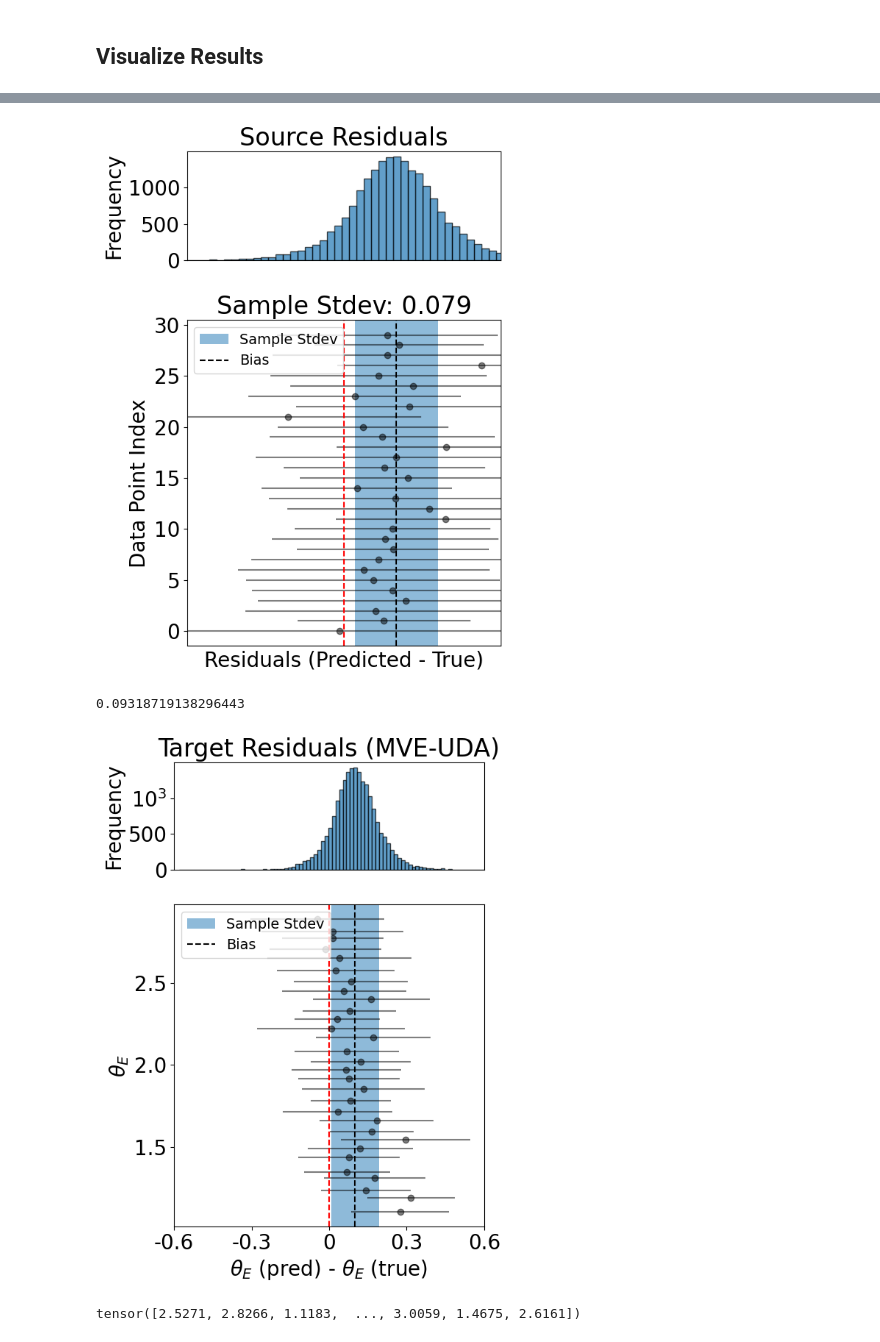
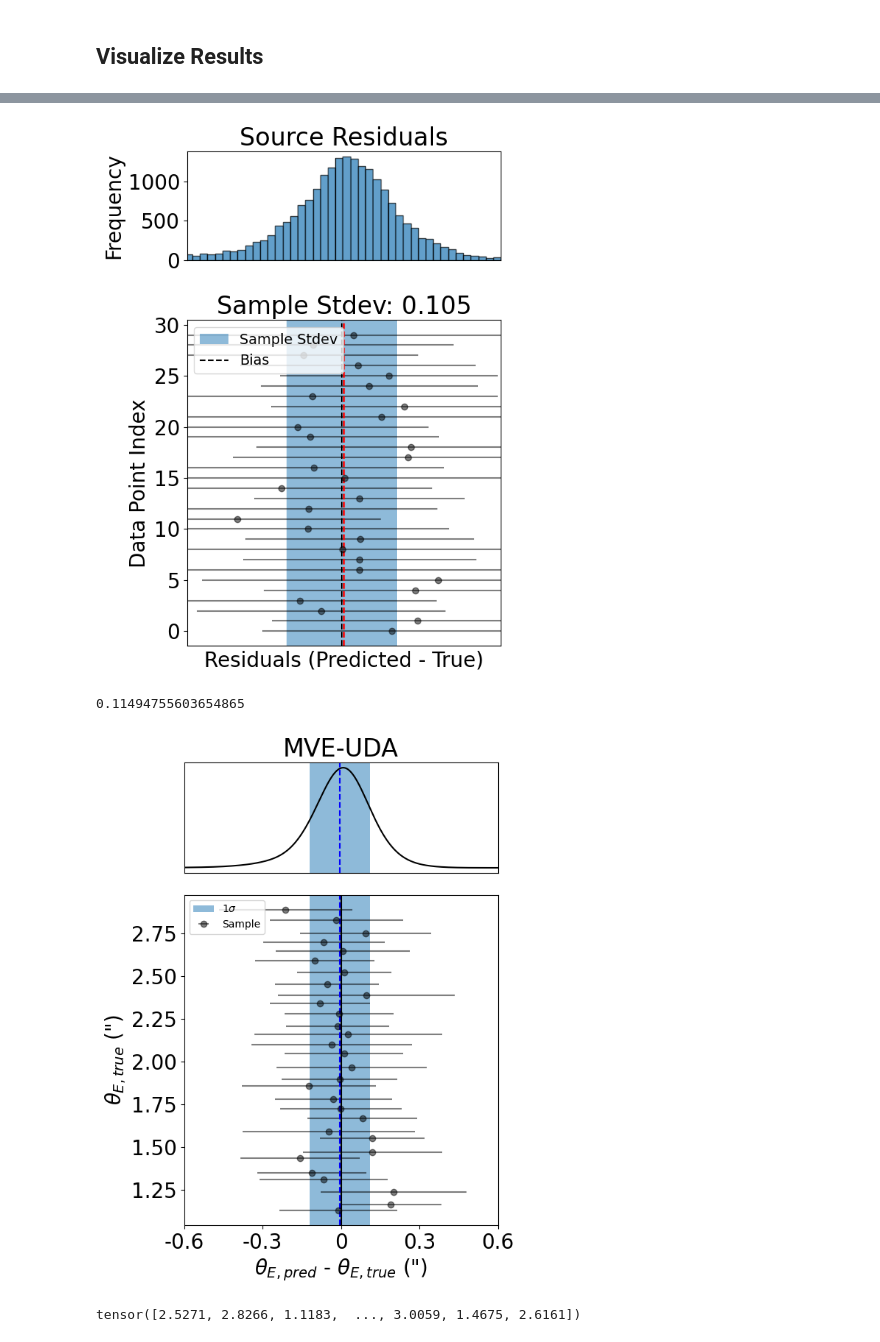
Before and after one commit to deepskies/DomainAdaptiveMVEforLensModeling, a Jupyter notebook: src/training/PaperMVE/VisualizeModel.ipynb, the cells around one changed output, grey strips where cells are left out. Cells and saved outputs as stored; diff of their text form; code cells hidden in the pictures.

```diff
--- a/src/training/PaperMVE/VisualizeModel.ipynb
+++ b/src/training/PaperMVE/VisualizeModel.ipynb
@@ -40,7 +40,7 @@ source_img_path = head / 'data/mb_paper_source_final/mb_paper_source_final.npy'
 target_img_path = head / 'data/mb_paper_target_final/mb_paper_target_final.npy'
 source_meta = head / 'data/mb_paper_source_final/mb_paper_source_final_metadata.csv'
 target_meta = head / 'data/mb_paper_target_final/mb_paper_target_final_metadata.csv'
-batch_size = 64
+batch_size = 128
 source_train_dataloader, source_test_dataloader, source_val_dataloader, source_data = create_dataloader(source_img_path, source_meta, batch_size)
 target_train_dataloader, target_test_dataloader, target_val_dataloader, target_data = create_dataloader(target_img_path, target_meta, batch_size)
 isomap_source_label_sample = pd.read_csv(source_meta)['PLANE_1-OBJECT_1-MASS_PROFILE_1-theta_E-g'].tolist()[:1000]
@@ -159,7 +114,7 @@ Estimated Total Size (MB): 0.99
 # %%
 # Loads a model for plotting/viz
 
-viz_mod_name = "models/papermve_v2_aug20_2300_A_mve"
+viz_mod_name = "models/papermve_v3_aug22_1315_A_mve"
 model.load_state_dict(torch.load(viz_mod_name)['state_dict'])
 stats = json.load(open(viz_mod_name+'.json', 'r'))
 # %%
@@ -457,52 +403,58 @@ plt.xlim(-0.3, 0.3)
 plt.tight_layout()
 plt.show()
 # %% [output]
-[figure, old version]
+[figure, new version]
 # %%
+from scipy.stats import gaussian_kde
 bins = np.linspace(1.1, 2.9, 60)
 indices = np.digitize(true_target, bins) - 1
 ord_idx = np.array([np.random.choice(np.where((indices == k) & (var_preds_target > 0))[0], 1) for k in range(0, 60, 2)])
 n_points = 30
 rand_idx = ord_idx[:, 0]
 residuals = preds_target[rand_idx] - true_target[rand_idx]
 resid_all = preds_target - true_target
 errors = np.sqrt(var_preds_target[rand_idx])
 sv = np.sqrt(sample_variance(preds_target, true_target))
 mn = np.mean(resid_all)
+lims = 0.6
+
 # Create the figure and axes
 fig, (ax_hist, ax_resid) = plt.subplots(2, 1, gridspec_kw={'height_ratios': [1, 3]}, figsize=(6, 8))
 
-
+kde = gaussian_kde(resid_all, bw_method=0.5)
+x_vals = np.linspace(-lims, lims, 1000)
+kde_values = kde(x_vals)
 
 # Plot the histogram
-ax_hist.hist(resid_all, bins=100, edgecolor='black', alpha=0.7)
-ax_hist.set_title('Target Residuals (MVE-UDA)')
-ax_hist.set_ylabel('Frequency')
+ax_hist.plot(x_vals, kde_values, color = 'k')
+ax_hist.set_title('MVE-UDA')
 
 # Plot the residuals with error bars in the x-direction
-ax_resid.errorbar(x=residuals, y=true_target[rand_idx], xerr=errors, fmt='o', alpha=0.5, ecolor = 'k', color = 'k')
-ax_resid.axvline(x=0, color='red', linestyle='--')
-ax_resid.set_xlabel(r'$\theta_E$ (pred) - $\theta_E$ (true)')
-ax_resid.set_ylabel(r'$\theta_E$')
+ax_resid.errorbar(x=residuals, y=true_target[rand_idx], xerr=errors, fmt='o', alpha=0.5, ecolor = 'k', color = 'k', label = "Sample")
+ax_resid.axvline(x=0, color='k', linestyle='-')
+ax_resid.set_xlabel(r'$\theta_{E, pred}$ - $\theta_{E, true}$ (")')
+ax_resid.set_ylabel(r'$\theta_{E, true}$ (")')
 #ax_resid.set_title('Sample Stdev: {0:.3f}'.format(sv))
-ax_resid.axvspan(mn-sv, mn+sv, alpha = 0.5, label = "Sample Stdev")
-ax_resid.axvline(mn, color = 'k', ls = '--', label = "Bias")
-ax_resid.legend(loc = 'upper left', fontsize = 'x-small')
+ax_hist.axvspan(mn-sv, mn+sv, alpha = 0.5, label = "1$\sigma$")
+ax_resid.axvspan(mn-sv, mn+sv, alpha = 0.5, label = "1$\sigma$")
+ax_hist.axvline(mn, color = 'blue', ls = '--')
+ax_resid.axvline(mn, color = 'blue', ls = '--')
+ax_resid.legend(loc = 'upper left', fontsize = 10)
 #ax_resid.sharex(ax_hist)
-ax_hist.set_yticks([0, 500, 1000])
+ax_hist.set_yticks([])
 ax_resid.set_xticks([-0.6, -0.3, 0, 0.3, 0.6])
 ax_resid.set_xticklabels([-0.6, -0.3, 0, 0.3, 0.6])
 ax_hist.set_xticks([])
-ax_hist.set_yticklabels([0, "500", "$10^3$"])
-ax_hist.set_xlim(-0.6, 0.6)
-ax_resid.set_xlim(-0.6, 0.6)
+ax_hist.set_yticklabels([])
+ax_hist.set_xlim(-lims, lims)
+ax_resid.set_xlim(-lims, lims)
 print(sv)
 
 plt.tight_layout()
 plt.savefig("target_resid_UDA.png", bbox_inches = 'tight', dpi = 400)
 # %% [output]
-0.09318719138296443
+0.11494755603654865
-[figure, old version]
+[figure, new version]
 # %%
 length = len(source_data)
 source_test = torch.FloatTensor(source_data[int(.7*length):int(.9*length)])
```
Also changed, not shown: parts of 19 cells of this notebook, 1 other file.
